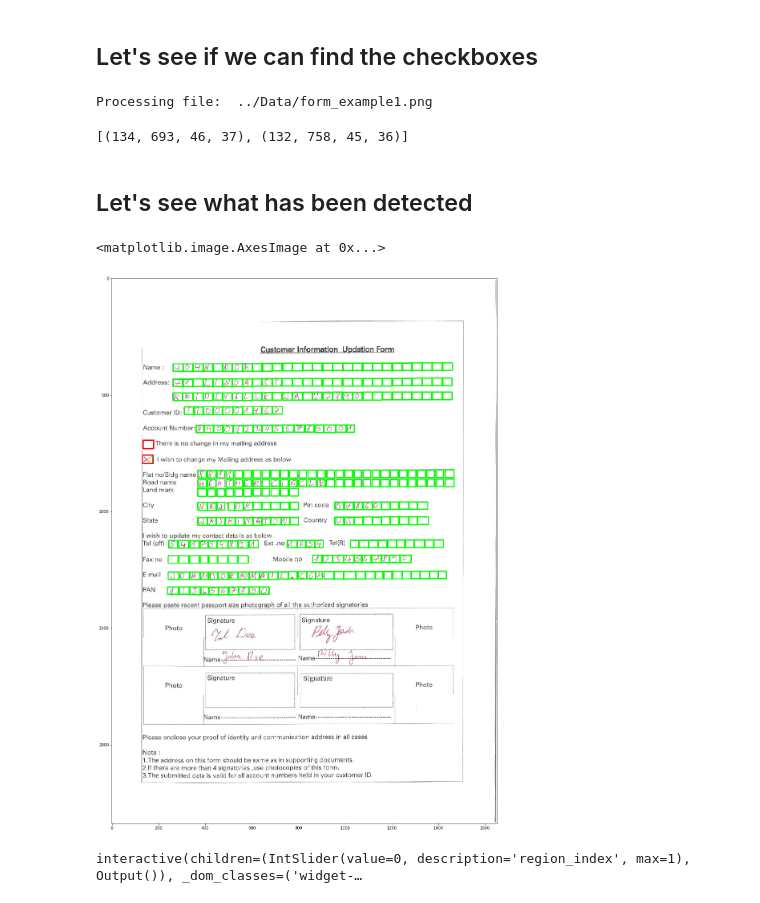
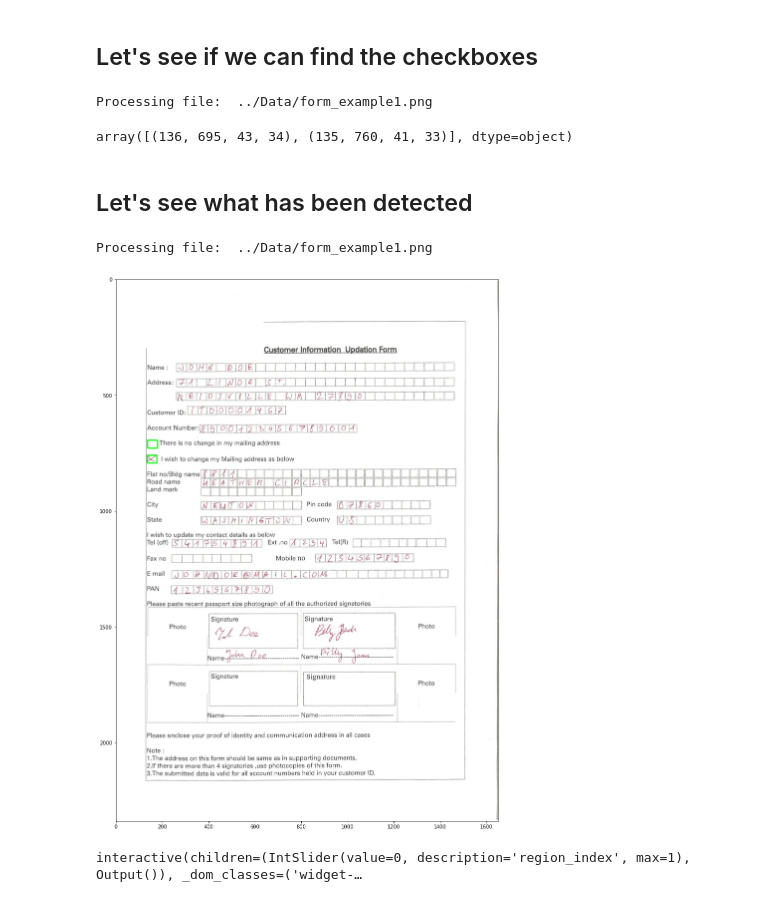
Before and after one commit to microsoft/knowledge-extraction-recipes-forms, a Jupyter notebook: Demos/RemoveBoxes.ipynb, the cells around one changed output. Drawn from its saved outputs; the diff is of its cells as text; code cells hidden in the pictures.

Commit message:
update RemoveBoxes notebook with BoxDetect 1.0

```diff
--- a/Demos/RemoveBoxes.ipynb
+++ b/Demos/RemoveBoxes.ipynb
@@ -247,21 +327,44 @@ file_name = 'form_example1.png'
+# %%
+from boxdetect import config
+
+cfg = config.PipelinesConfig()
+
+# important to adjust these values to match the size of boxes on your image
+cfg.width_range = (30, 50)
+cfg.height_range = (30, 35)
+
+cfg.morph_kernels_type = 'rectangles'
+
+# w/h ratio range for boxes/rectangles filtering
+cfg.wh_ratio_range = (0.5, 1.6)
+
+file_name = 'form_example1.png'
 # %%
-from boxdetect.pipelines import get_boxes
+from boxdetect.pipelines import get_checkboxes
 
-rects, grouping_rects, img, output_image = get_boxes(
-    os.path.join(DATA_PATH, file_name), config=config, plot=False)
-
-grouping_rects
+checkboxes = get_checkboxes(
+    os.path.join(DATA_PATH, file_name), cfg=cfg, plot=False)
 # %% [output]
 Processing file:  ../Data/form_example1.png
-[(134, 693, 46, 37), (132, 758, 45, 36)]
+# %%
+checkboxes[:,0]
+# %% [output]
+array([(136, 695, 43, 34), (135, 760, 41, 33)], dtype=object)
 # %% [markdown]
 ## Let's see what has been detected
-# %%
-plt.figure(figsize=(25,25))
-plt.imshow(output_image)
-# %% [output]
-<matplotlib.image.AxesImage at 0x...>
-[figure, removed]
+# %%
+from boxdetect.img_proc import draw_rects, get_image
+import matplotlib.pyplot as plt
+%matplotlib inline
+
+out_img = draw_rects(get_image(os.path.join(DATA_PATH, file_name)), checkboxes[:,0], thickness=3)
+
+plt.figure(figsize=(15,20))
+plt.imshow(out_img)
+plt.show()
+# %% [output]
+Processing file:  ../Data/form_example1.png
+[figure, added]
 # %%
 from ipywidgets import interact
 
```
Also changed, not shown: parts of 21 cells of this notebook.
